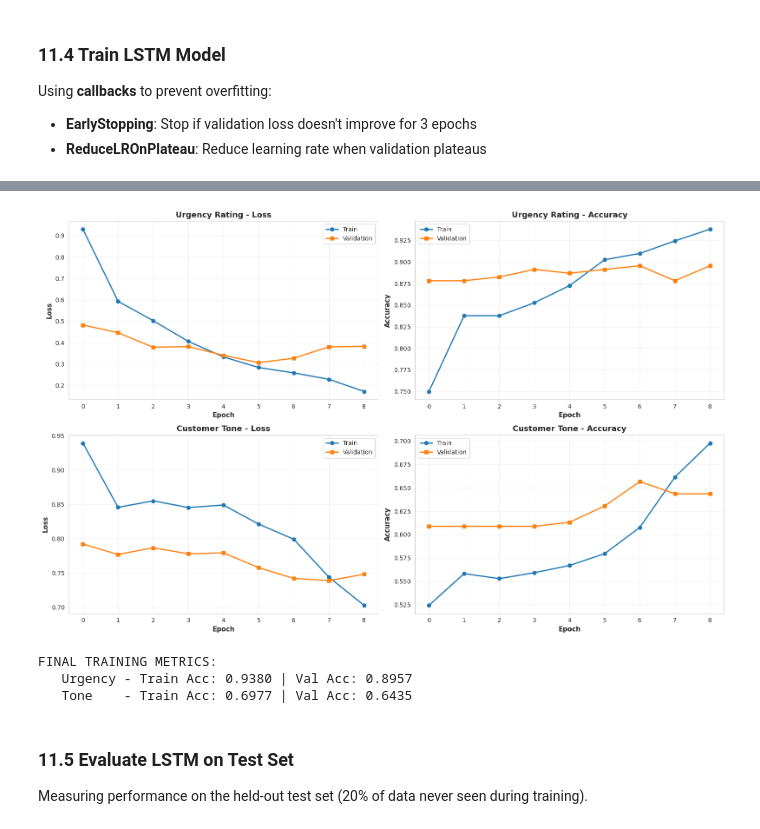
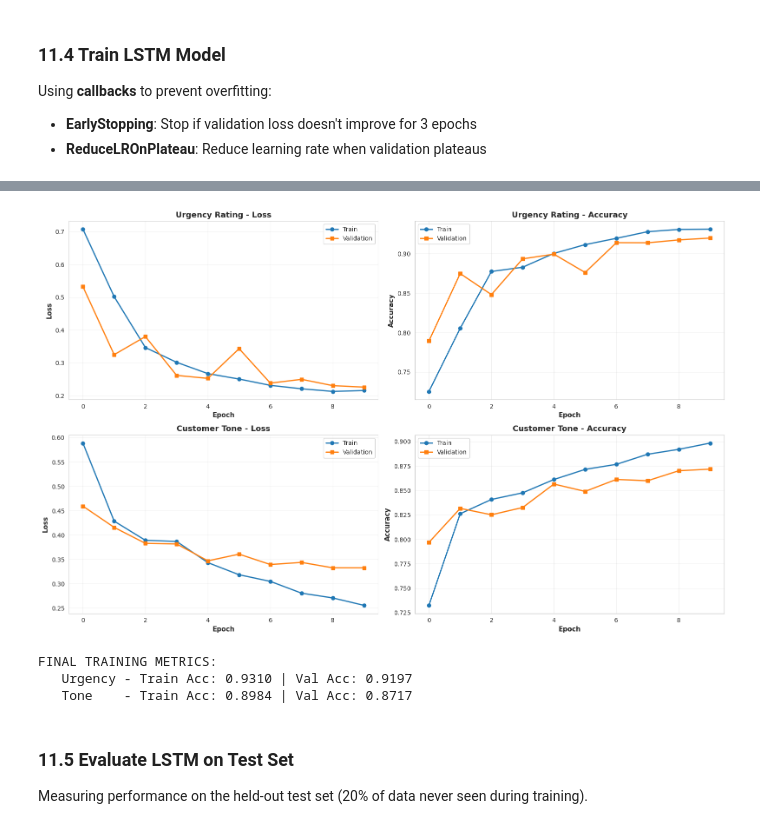
Before and after one commit to DhanushGWU1995/6202-machine-learning-project, a Jupyter notebook: ECRIS_Enhanced_Final.ipynb, the cells around one changed output, grey strips where cells are left out. Drawn from its saved outputs; the diff is of its cells as text; code cells hidden in the pictures.

```diff
--- a/ECRIS_Enhanced_Final.ipynb
+++ b/ECRIS_Enhanced_Final.ipynb
@@ -170,9 +169,9 @@ OPTIONAL_CAT_COLS = [
 ]
 
 # Runtime controls
-DEV_MODE = True  # Set to False for full production run
-DEV_MAX_ROWS = 30000  # Load ~3.5M raw rows so ~250k remain after preprocessing
-TARGET_DATASET_SIZE = 20000  # Total rows (train+test) after preprocessing; split 80-20
+DEV_MODE = False  # Set to False for full production run
+DEV_MAX_ROWS = 150000  # Load ~3.5M raw rows so ~250k remain after preprocessing
+TARGET_DATASET_SIZE = 200000  # Total rows (train+test) after preprocessing; split 80-20
 TOP_N_CLASSES = 8  # Focus on top N product categories
 MIN_TEXT_LEN = 30  # Minimum characters for valid complaint text
 USE_LEMMATIZATION = False  # Toggle lemmatization
@@ -738,6 +759,9 @@ display(df_clean[feature_cols].describe())
 # %% [markdown]
 ### 6.3 Text Preprocessing Pipeline
 # %%
+from multiprocessing import Pool
+import os
+
 # Initialize NLP tools
 stop_words = set(stopwords.words('english'))
 lemmatizer = WordNetLemmatizer()
@@ -765,7 +789,11 @@ print("🔤 TEXT PREPROCESSING")
 print("="*70)
 print("Applying text cleaning pipeline...\n")
 
-df_clean['clean_text'] = df_clean[TEXT_COL].apply(clean_text)
+#df_clean['clean_text'] = df_clean[TEXT_COL].apply(clean_text)
+
+df_clean['clean_text'] = list(
+    Pool(os.cpu_count()).imap(clean_text, df_clean[TEXT_COL])
+)
 
 df_clean['clean_text_len'] = df_clean['clean_text'].str.len()
 initial = len(df_clean)
@@ -774,11 +802,13 @@ print(f"Removed {initial - len(df_clean):,} records with insufficient clean text
 print(f"Records after cleaning: {len(df_clean):,}")
 
 # Cap to TARGET_DATASET_SIZE for 80-20 train/test (200k train, 50k test)
+
 if len(df_clean) >= TARGET_DATASET_SIZE:
-    df_clean = df_clean.sample(n=TARGET_DATASET_SIZE, random_state=RANDOM_STATE).reset_index(drop=True)
-    print(f"Sampled to target size: {len(df_clean):,} records")
+    df_clean = df_clean.sample(n=TARGET_DATASET_SIZE, random_state=RANDOM_STATE)
 else:
-    print(f"Using all available: {len(df_clean):,} records (target was {TARGET_DATASET_SIZE:,})")
+    print(f"Using full dataset: {len(df_clean)} rows (target was {TARGET_DATASET_SIZE})")
+
+df_clean.reset_index(drop=True, inplace=True)
 print(f"Final dataset: {len(df_clean):,} records\n")
 
 # Example
@@ -1915,7 +2155,13 @@ MAX_LEN = 150      # Maximum sequence length
 EMBEDDING_DIM = 100
 
 # Prepare train-test split for LSTM
-X_lstm = df_clean[TEXT_COL].values  # Use original text (not cleaned - LSTM learns patterns)
+# X_lstm = df_clean[TEXT_COL].values  # Use original text (not cleaned - LSTM learns patterns)
+
+# The df_clean dataframe is already appropriately sized from the previous cell's processing
+# Remove the problematic sampling line:
+df_clean = df_clean.sample(100000, random_state=42)
+
+X_lstm = df_clean["clean_text"].values
 y_urgency = df_clean['urgency_rating'].values
 y_tone = df_clean['customer_tone'].values
 
@@ -1932,7 +2178,8 @@ print(f"Test samples: {len(X_test_lstm):,}\n")
 
 # Tokenization
 print("Tokenizing text...")
-tokenizer = Tokenizer(num_words=MAX_WORDS, oov_token='<OOV>')
+# tokenizer = Tokenizer(num_words=MAX_WORDS, oov_token='<OOV>')
+tokenizer = Tokenizer(num_words=MAX_WORDS, oov_token='<OOV>', lower=True)
 tokenizer.fit_on_texts(X_train_lstm)
 
 X_train_seq = tokenizer.texts_to_sequences(X_train_lstm)
@@ -2008,9 +2255,9 @@ embedding = Embedding(
 )(input_layer)
 
 # Bidirectional LSTM layers
-lstm_1 = Bidirectional(LSTM(64, return_sequences=True, dropout=0.2, recurrent_dropout=0.2),
+lstm_1 = Bidirectional(LSTM(64, return_sequences=True, dropout=0.2),
                        name='bilstm_1')(embedding)
-lstm_2 = Bidirectional(LSTM(32, dropout=0.2, recurrent_dropout=0.2),
+lstm_2 = Bidirectional(LSTM(32, dropout=0.2),
                        name='bilstm_2')(lstm_1)
 
 # Dropout for regularization
@@ -2128,8 +2386,9 @@ history = lstm_model.fit(
     },
     validation_split=0.1,  # Use 10% of training for validation
     epochs=10,
-    batch_size=64,
+    batch_size=256,
     callbacks=[early_stop, reduce_lr],
+    # Removed class_weight parameter as it's not supported for multi-output models
     verbose=1
 )
 
@@ -2205,11 +2464,11 @@ Epoch 3/10
 
 ======================================================================
 ✓ TRAINING COMPLETE
 ======================================================================
-[figure, old version]
+[figure, new version]
 FINAL TRAINING METRICS:
-   Urgency - Train Acc: 0.9380 | Val Acc: 0.8957
-   Tone    - Train Acc: 0.6977 | Val Acc: 0.6435
+   Urgency - Train Acc: 0.9310 | Val Acc: 0.9197
+   Tone    - Train Acc: 0.8984 | Val Acc: 0.8717
 # %% [markdown]
 ### 11.5 Evaluate LSTM on Test Set
 
```
Also changed, not shown: parts of 34 cells of this notebook, 1 other file.
